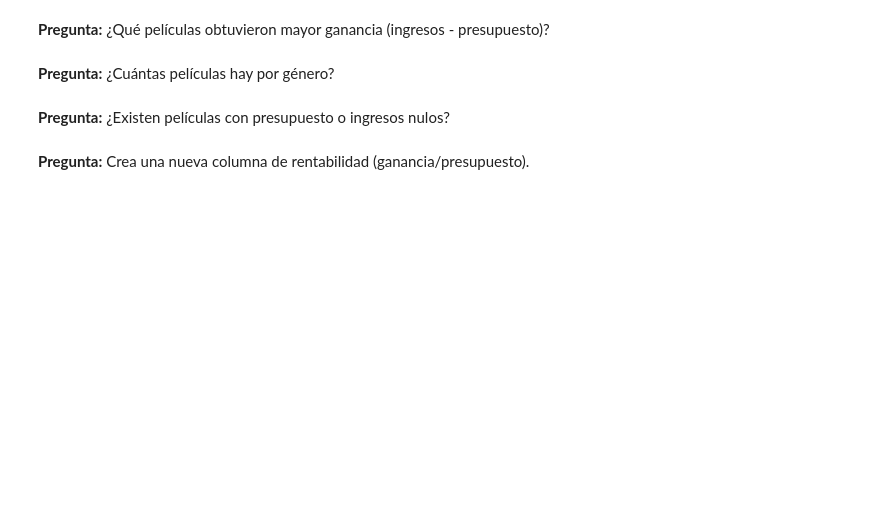
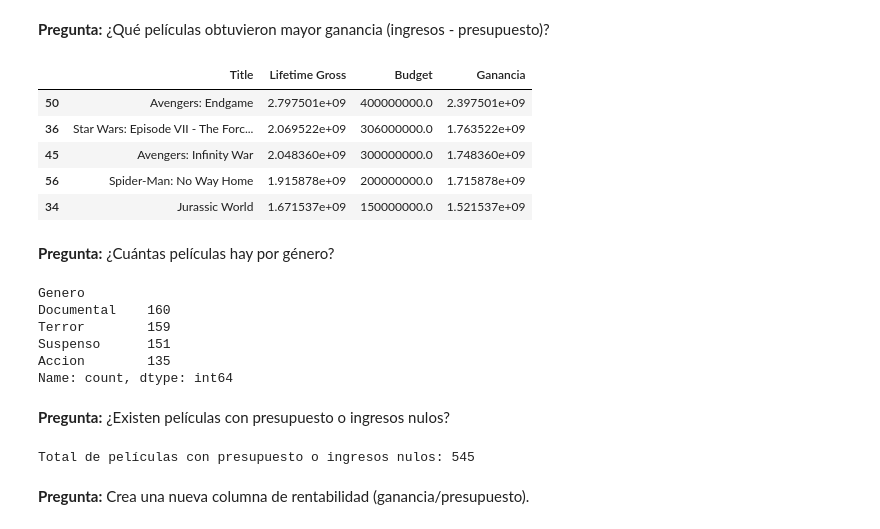
Before and after one commit to Luis-Angel-Jimenez/Anal-ticadeDatosNegociosDigitales, a Jupyter notebook: 03-Tratamiento-y-Exploración_de_los_datos/03-practica-pandas-visualizacion/practicas-con-datasets-kaggle.ipynb, the cells around one changed output. Saved outputs shown, nothing was run; the diff lists cells and outputs as text; code cells hidden in the pictures; blank space fills up the shorter version.

```diff
--- a/03-Tratamiento-y-Exploración_de_los_datos/03-practica-pandas-visualizacion/practicas-con-datasets-kaggle.ipynb
+++ b/03-Tratamiento-y-Exploración_de_los_datos/03-practica-pandas-visualizacion/practicas-con-datasets-kaggle.ipynb
@@ -285,14 +355,42 @@ df_movies
 **Pregunta:** ¿Qué películas obtuvieron mayor ganancia (ingresos - presupuesto)?
 # %%
 # Tu código aquí
+df_movies['Lifetime Gross'] = pd.to_numeric(df_movies['Lifetime Gross'])
+df_movies['Ganancia'] = df_movies['Lifetime Gross'] - df_movies['Budget']
+peliculas_mayor_ganancia = df_movies.sort_values(by='Ganancia', ascending=False)
+peliculas_mayor_ganancia[['Title', 'Lifetime Gross', 'Budget', 'Ganancia']].head()
+# %% [output]
+|  | Title | Lifetime Gross | Budget | Ganancia |
+| 50 | Avengers: Endgame | 2.797501e+09 | 400000000.0 | 2.397501e+09 |
+| 36 | Star Wars: Episode VII - The Forc... | 2.069522e+09 | 306000000.0 | 1.763522e+09 |
+| 45 | Avengers: Infinity War | 2.048360e+09 | 300000000.0 | 1.748360e+09 |
+| 56 | Spider-Man: No Way Home | 1.915878e+09 | 200000000.0 | 1.715878e+09 |
+| 34 | Jurassic World | 1.671537e+09 | 150000000.0 | 1.521537e+09 |
 # %% [markdown]
 **Pregunta:** ¿Cuántas películas hay por género?
 # %%
 # Tu código aquí
+peliculas_genero = df_movies['Genero'].value_counts()
+peliculas_genero
+# %% [output]
+Genero
+Documental    160
+Terror        159
+Suspenso      151
+Accion        135
+Name: count, dtype: int64
 # %% [markdown]
 **Pregunta:** ¿Existen películas con presupuesto o ingresos nulos?
 # %%
 # Tu código aquí
+peliculas_nulas = df_movies[(df_movies['Budget'] == 0) |
+                            (df_movies['Lifetime Gross'] == 0) |
+                            (df_movies['Budget'].isna()) |
+                            (df_movies['Lifetime Gross'].isna())]
+total_nulas = peliculas_nulas.shape[0]
+print(f"Total de películas con presupuesto o ingresos nulos: {total_nulas}")
+# %% [output]
+Total de películas con presupuesto o ingresos nulos: 545
 # %% [markdown]
 **Pregunta:** Crea una nueva columna de rentabilidad (ganancia/presupuesto).
 # %%
```
Also changed, not shown: parts of 23 cells of this notebook, 25 other files.
